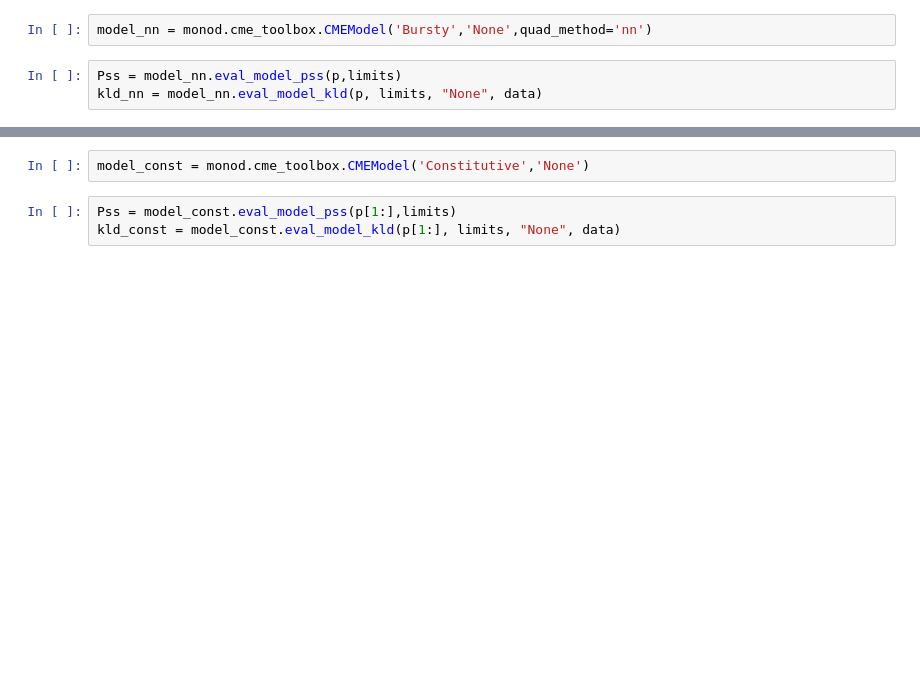
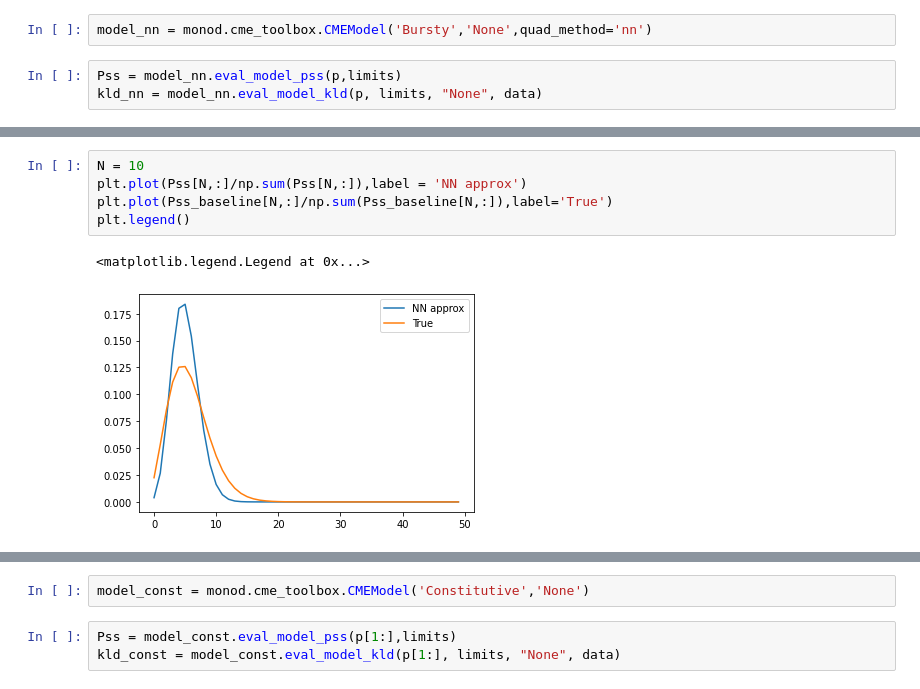
Before and after one commit to pachterlab/monod, a Jupyter notebook: nn_integration.ipynb, the cells around one changed output, grey strips where cells are left out. Drawn from its saved outputs; the diff is of its cells as text; blank space fills up the shorter version.

```diff
--- a/nn_integration.ipynb
+++ b/nn_integration.ipynb
@@ -104,3 +104,11 @@ Text(0, 0.5, 'Mature')
+# %%
+N = 10
+plt.plot(Pss[N,:]/np.sum(Pss[N,:]),label = 'NN approx')
+plt.plot(Pss_baseline[N,:]/np.sum(Pss_baseline[N,:]),label='True')
+plt.legend()
+# %% [output]
+<matplotlib.legend.Legend at 0x...>
+[figure, added]
 # %%
 fig1,ax1=plt.subplots(1,3,figsize=(12,4))
 param_names = model_nn.get_log_name_str()
```
Also changed, not shown: parts of 10 cells of this notebook.
